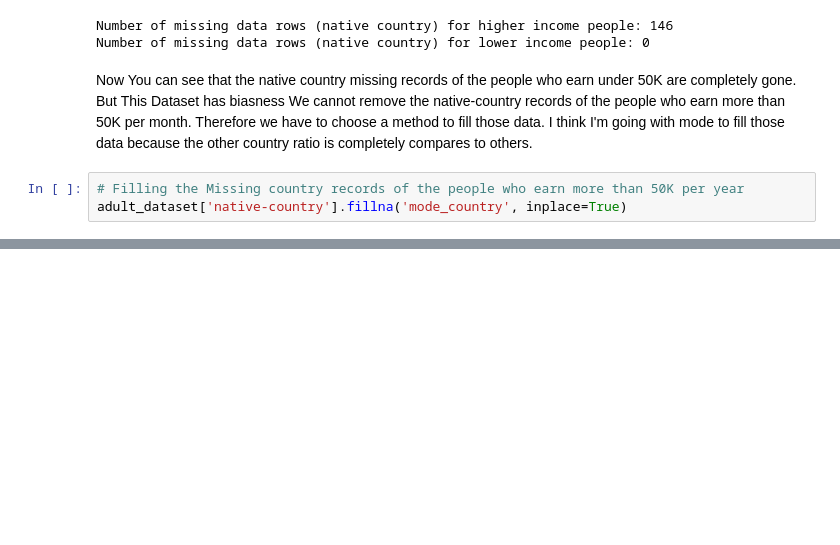
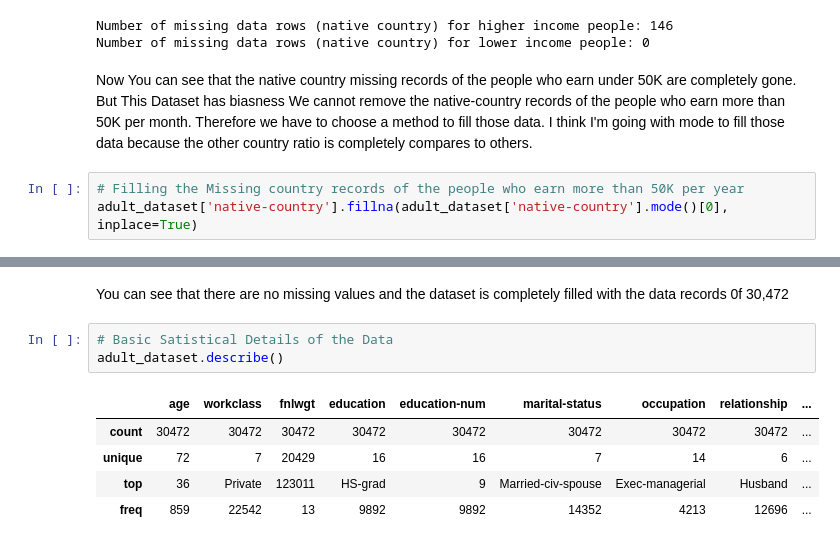
Before and after one commit to SandinMaheeshakya/ML-Income-Prediction-System, a Jupyter notebook: Pre-Processing Data.ipynb, the cells around one changed output, grey strips where cells are left out. Drawn from its saved outputs; the diff is of its cells as text; blank space fills up the shorter version.

```diff
--- a/Pre-Processing Data.ipynb
+++ b/Pre-Processing Data.ipynb
@@ -535,4 +546,4 @@ Number of missing data rows (native country) for lower income people: 0
 Now You can see that the native country missing records of the people who earn under 50K are completely gone. But This Dataset has biasness We cannot remove the native-country records of the people who earn more than 50K per month. Therefore we have to choose a method to fill those data. I think I'm going with mode to fill those data because the other country ratio is completely compares to others.
 # %%
 # Filling the Missing country records of the people who earn more than 50K per year
-adult_dataset['native-country'].fillna('mode_country', inplace=True)
+adult_dataset['native-country'].fillna(adult_dataset['native-country'].mode()[0], inplace=True)
@@ -538,0 +625,11 @@ adult_dataset['native-country'].fillna('mode_country', inplace=True)
+# %% [markdown]
+You can see that there are no missing values and the dataset is completely filled with the data records 0f 30,472
+# %%
+# Basic Satistical Details of the Data
+adult_dataset.describe()
+# %% [output]
+|  | age | workclass | fnlwgt | education | education-num | marital-status | occupation | relationship | ... |
+| count | 30472 | 30472 | 30472 | 30472 | 30472 | 30472 | 30472 | 30472 | ... |
+| unique | 72 | 7 | 20429 | 16 | 16 | 7 | 14 | 6 | ... |
+| top | 36 | Private | 123011 | HS-grad | 9 | Married-civ-spouse | Exec-managerial | Husband | ... |
+| freq | 859 | 22542 | 13 | 9892 | 9892 | 14352 | 4213 | 12696 | ... |
```
Also changed, not shown: parts of 13 cells of this notebook.
